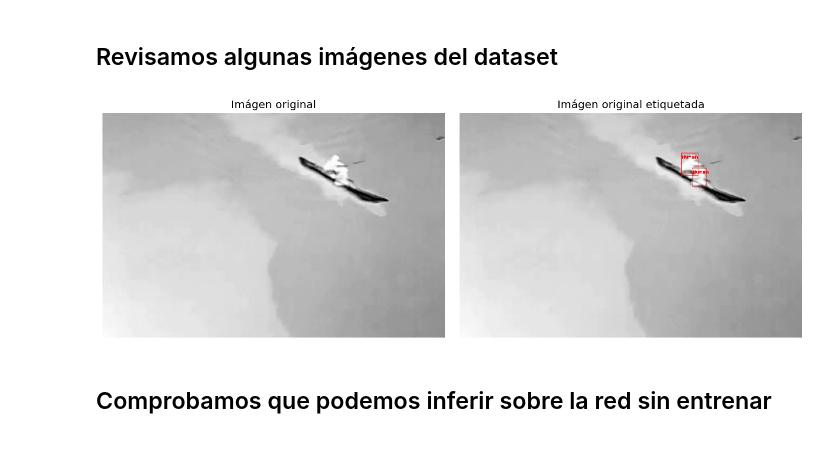
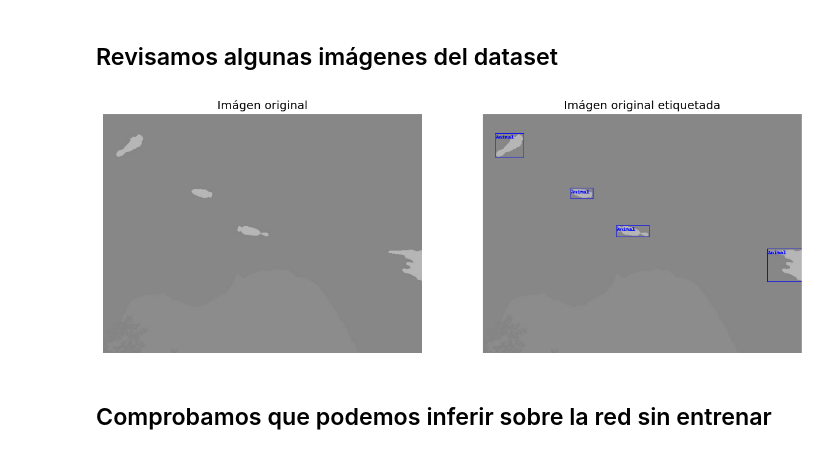
Before and after one commit to jesusBV20/UAV_IR_Surveillance, a Jupyter notebook: train_example.ipynb, the cells around one changed output. Drawn from its saved outputs; the diff is of its cells as text; code cells hidden in the pictures.

Commit message:
Herramientas para visualizar y limpiar TrainSimulation

```diff
--- a/train_example.ipynb
+++ b/train_example.ipynb
@@ -3,2 +14,10 @@
 # %% [markdown]
 Notebook muy sencillito para mostrar cómo hemos construido y entrenado a la red.
+# %%
+###################################################
+# IMPORTANTE: Instalar la base de datos siguiendo #
+# las instrucciones del README e indicar en estas #
+# dos variables los direcctorios!!                #
+TRAIN_DATA_PATH = "D:\Datos\TrainSimulation"
+TEST_DATA_PATH  = "D:\Datos\TestReal"
+###################################################
@@ -70,12 +94,4 @@ print("Done!")
 # %% [output]
 Done!
-# %%
-###################################################
-# IMPORTANTE: Instalar la base de datos siguiendo #
-# las instrucciones del README e indicar en estas #
-# dos variables los direcctorios!!                #
-TRAIN_DATA_PATH = "TrainReal"
-TEST_DATA_PATH = "TestReal"
-###################################################
 # %% [markdown]
 ## Librerías, clases y funciones externas
@@ -122,36 +145,35 @@ from torchvision import transforms as T
 
 # Seleccionamos el vídeo y el frame
 movie_id = 10
 frame = 70
 
-dataset = dataset = BIRDSAIDataset(TEST_DATA_PATH)
+dataset = BIRDSAIDataset(TRAIN_DATA_PATH)
 frame_init, frame_end, n_frames = dataset.getMovieBoxInfo(movie_id)
 
 # Recogemos la img del dataset
 img, target = dataset[frame_init + frame]
 
 # Mostramos el resultado
 FIGSIZE = [16, 9/2]
 RES = 1920 # Full HD
 
-transform_toImg = T.ToPILImage()
 img_box_real = imgBoxes(img, target["boxes"], target["labels"])
 
 fig = plt.figure(figsize=FIGSIZE, dpi=RES/FIGSIZE[0])
 ax1, ax2 = fig.subplots(1,2)
 plt.subplots_adjust(wspace=-0.2)
 
 ax1.axis('off')
 ax2.axis("off")
 
 ax1.set_title("Imágen original")
 ax2.set_title("Imágen original etiquetada")
 
 ax1.imshow(img)
 ax2.imshow(img_box_real)
 plt.show()
 # %% [output]
-[figure, old version]
+[figure, new version]
 # %% [markdown]
 ## Comprobamos que podemos inferir sobre la red sin entrenar
 # %%
```
Also changed, not shown: parts of 11 cells of this notebook, 6 other files.
